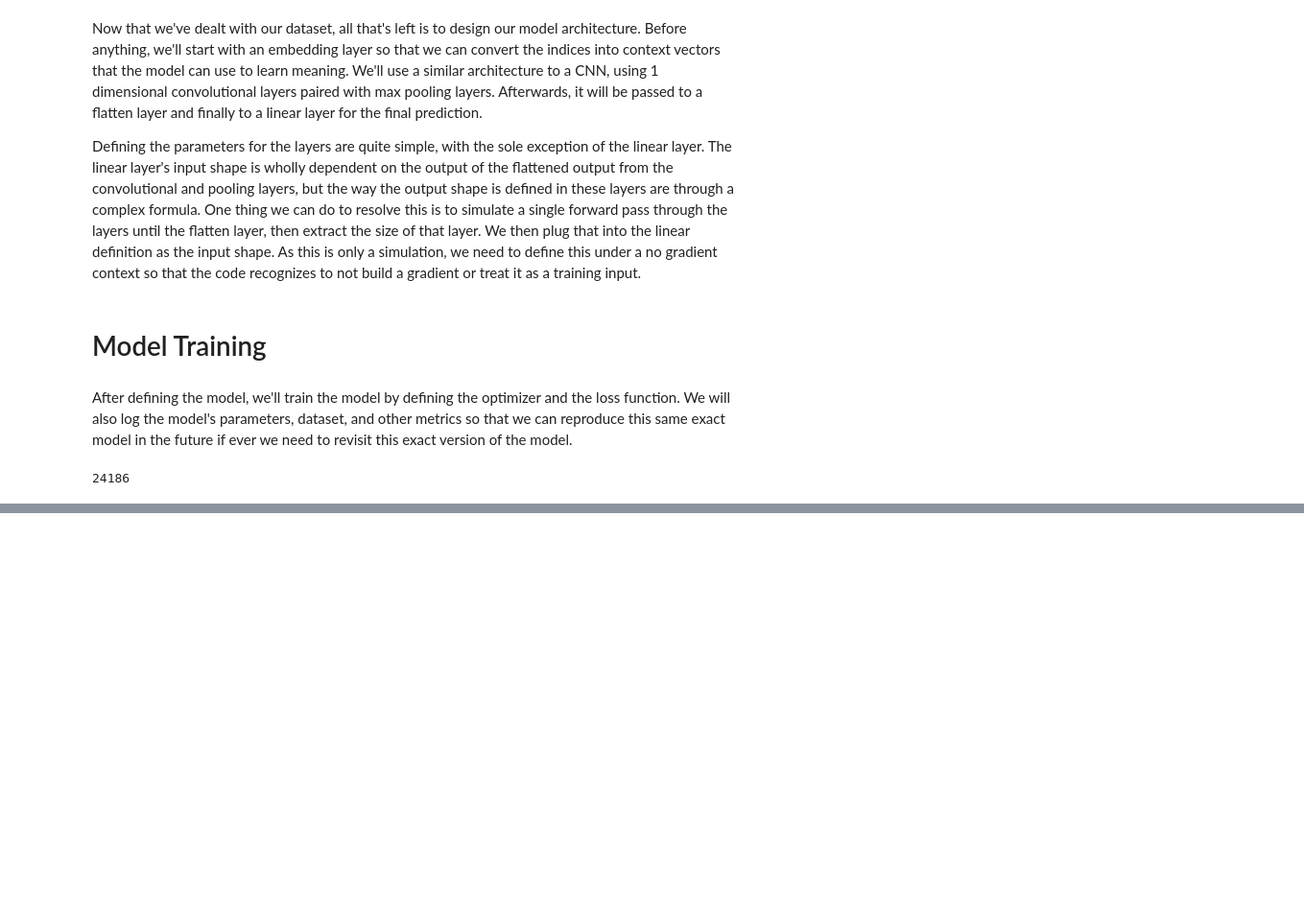
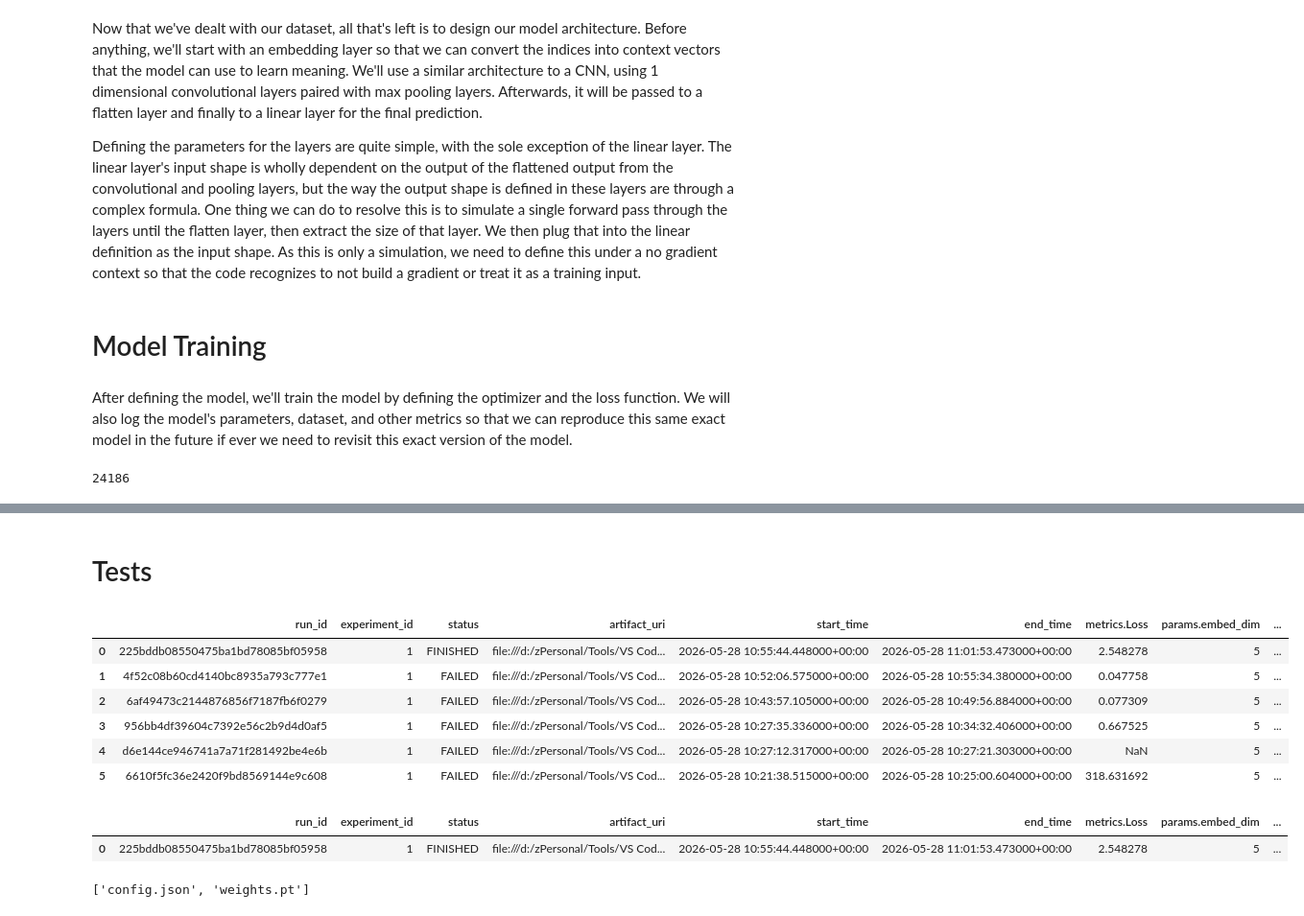
Before and after one commit to Kyo-Fox22/FakeNewsDetection, a Jupyter notebook: notebooks/model_building.ipynb, the cells around one changed output, grey strips where cells are left out. Shown at 96% size. Cells and saved outputs as stored; diff of their text form; code cells hidden in the pictures; blank space fills up the shorter version.

Commit message:
finished coding artifact logging, starting initial tests for loading model through artifacts

```diff
--- a/notebooks/model_building.ipynb
+++ b/notebooks/model_building.ipynb
@@ -220,0 +223,17 @@ loss_func = nn.BCEWithLogitsLoss()
+# %%
+model_path = os.path.join('..','models','FakeNewsDetector')
+
+mlflow.set_tracking_uri('sqlite:///' + os.path.join(os.path.abspath(model_path),'mlflow.db'))
+
+experiment = mlflow.get_experiment_by_name('FakeNewsDetector')
+
+if experiment is None:
+    experiment_id = mlflow.create_experiment(
+        name = 'FakeNewsDetector',
+        artifact_location = model_path
+    )
+else:
+    experiment_id = experiment.experiment_id
+
+curr_experiment = mlflow.set_experiment(experiment_id = experiment_id)
+print(f'The current active experiment has been set to {curr_experiment.name} with id of {curr_experiment.experiment_id}.')
@@ -221,10 +244,5 @@ loss_func = nn.BCEWithLogitsLoss()
 # %%
-epochs = 1
-version = 0
-model_path = os.path.join('..','models','FakeNewsDetector', f'v{version}')
-
-mlflow.set_tracking_uri('sqlite:///' + os.path.join(os.path.abspath(model_path),'mlflow.db'))
-mlflow.set_experiment(f'FakeNewsDetector_V{version}')
+epochs = 3
 
 with mlflow.start_run():
 
@@ -256,14 +274,21 @@ with mlflow.start_run():
 
         print(f'Epoch: {epoch} | Loss: {round(epoch_loss/len(train_loader), 4)}')
 
-    # Track Model Configs and Weights
+    # Temporary Weights File
     torch.save(
         model.state_dict(),
-        os.path.join(model_path, 'weights.pt')
+        'weights.pt'
     )
 
-    with open(os.path.join(model_path, 'config.json'), 'w') as f:
+    # Temporary Config File
+    with open('config.json', 'w') as f:
         json.dump(config, f, indent = 2)
 
-    mlflow.log_artifacts(model_path)
+    # Log temp files
+    mlflow.log_artifact('weights.pt')
+    mlflow.log_artifact('config.json')
+
+    # Remove temporary files
+    os.remove('weights.pt')
+    os.remove('config.json')
 # %% [output]
@@ -270,0 +298,23 @@ Epoch: 0 | Loss: 0.0004
+# %% [markdown]
+# Tests
+# %%
+all_runs = mlflow.search_runs()
+all_runs
+# %% [output]
+|  | run_id | experiment_id | status | artifact_uri | start_time | end_time | metrics.Loss | params.embed_dim | ... |
+| 0 | 225bddb08550475ba1bd78085bf05958 | 1 | FINISHED | file:///d:/zPersonal/Tools/VS Cod... | 2026-05-28 10:55:44.448000+00:00 | 2026-05-28 11:01:53.473000+00:00 | 2.548278 | 5 | ... |
+| 1 | 4f52c08b60cd4140bc8935a793c777e1 | 1 | FAILED | file:///d:/zPersonal/Tools/VS Cod... | 2026-05-28 10:52:06.575000+00:00 | 2026-05-28 10:55:34.380000+00:00 | 0.047758 | 5 | ... |
+| 2 | 6af49473c2144876856f7187fb6f0279 | 1 | FAILED | file:///d:/zPersonal/Tools/VS Cod... | 2026-05-28 10:43:57.105000+00:00 | 2026-05-28 10:49:56.884000+00:00 | 0.077309 | 5 | ... |
+| 3 | 956bb4df39604c7392e56c2b9d4d0af5 | 1 | FAILED | file:///d:/zPersonal/Tools/VS Cod... | 2026-05-28 10:27:35.336000+00:00 | 2026-05-28 10:34:32.406000+00:00 | 0.667525 | 5 | ... |
+| 4 | d6e144ce946741a7a71f281492be4e6b | 1 | FAILED | file:///d:/zPersonal/Tools/VS Cod... | 2026-05-28 10:27:12.317000+00:00 | 2026-05-28 10:27:21.303000+00:00 | NaN | 5 | ... |
+| 5 | 6610f5fc36e2420f9bd8569144e9c608 | 1 | FAILED | file:///d:/zPersonal/Tools/VS Cod... | 2026-05-28 10:21:38.515000+00:00 | 2026-05-28 10:25:00.604000+00:00 | 318.631692 | 5 | ... |
+# %%
+finished_runs = mlflow.search_runs(filter_string = "status = 'FINISHED'")
+finished_runs
+# %% [output]
+|  | run_id | experiment_id | status | artifact_uri | start_time | end_time | metrics.Loss | params.embed_dim | ... |
+| 0 | 225bddb08550475ba1bd78085bf05958 | 1 | FINISHED | file:///d:/zPersonal/Tools/VS Cod... | 2026-05-28 10:55:44.448000+00:00 | 2026-05-28 11:01:53.473000+00:00 | 2.548278 | 5 | ... |
+# %%
+os.listdir(os.path.join(model_path, finished_runs.run_id[0], 'artifacts'))
+# %% [output]
+['config.json', 'weights.pt']
```
Also changed, not shown: parts of 5 cells of this notebook, 3 other files.
